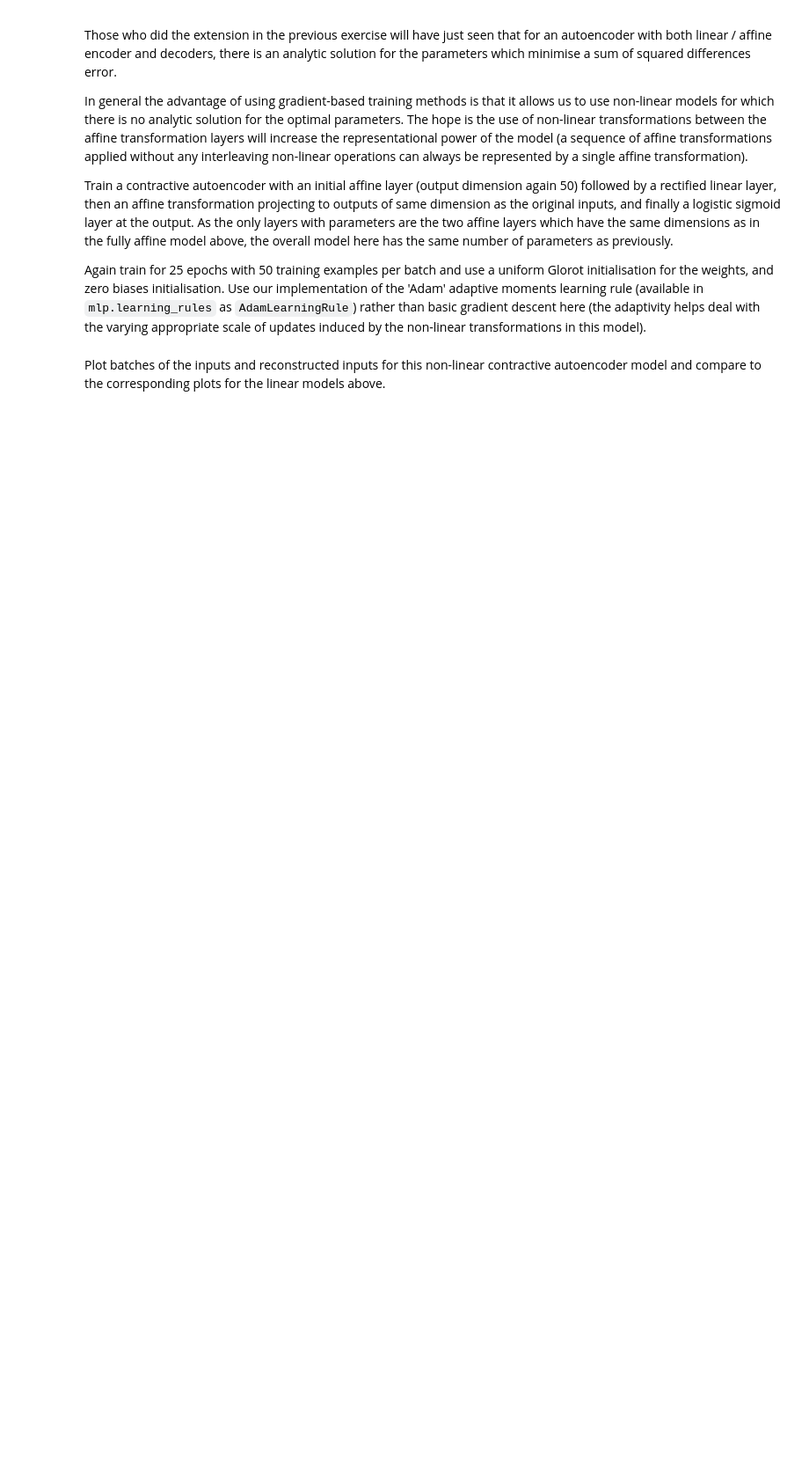
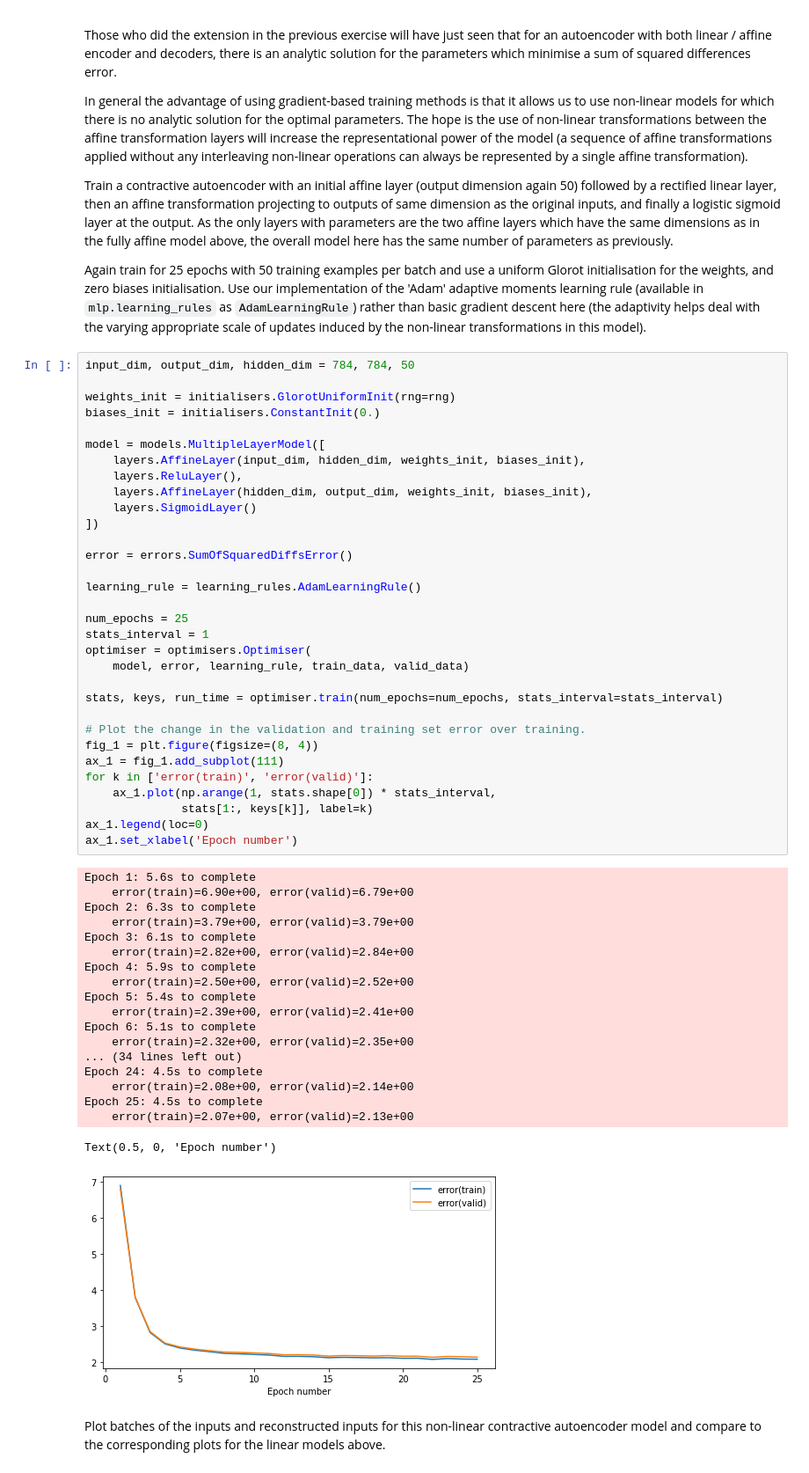
Before and after one commit to shriram1998/mlpractical, a Jupyter notebook: notebooks/07_Autoencoders.ipynb, the cells around one changed output. Shown: that part at 88% size. Saved outputs shown, nothing was run; the diff lists cells and outputs as text; blank space fills up the shorter version.

```diff
--- a/notebooks/07_Autoencoders.ipynb
+++ b/notebooks/07_Autoencoders.ipynb
@@ -112,5 +198,57 @@ In general the advantage of using gradient-based training methods is that it all
 Train a contractive autoencoder with an initial affine layer (output dimension again 50) followed by a rectified linear layer, then an affine transformation projecting to outputs of same dimension as the original inputs, and finally a logistic sigmoid layer at the output. As the only layers with parameters are the two affine layers which have the same dimensions as in the fully affine model above, the overall model here has the same number of parameters as previously.
 
 Again train for 25 epochs with 50 training examples per batch and use a uniform Glorot initialisation for the weights, and zero biases initialisation. Use our implementation of the 'Adam' adaptive moments learning rule (available in `mlp.learning_rules` as `AdamLearningRule`) rather than basic gradient descent here (the adaptivity helps deal with the varying appropriate scale of updates induced by the non-linear transformations in this model).
+# %%
+input_dim, output_dim, hidden_dim = 784, 784, 50
+
+weights_init = initialisers.GlorotUniformInit(rng=rng)
+biases_init = initialisers.ConstantInit(0.)
+
+model = models.MultipleLayerModel([
+    layers.AffineLayer(input_dim, hidden_dim, weights_init, biases_init),
+    layers.ReluLayer(),
+    layers.AffineLayer(hidden_dim, output_dim, weights_init, biases_init),
+    layers.SigmoidLayer()
+])
+
+error = errors.SumOfSquaredDiffsError()
+
+learning_rule = learning_rules.AdamLearningRule()
+
+num_epochs = 25
+stats_interval = 1
+optimiser = optimisers.Optimiser(
+    model, error, learning_rule, train_data, valid_data)
+
+stats, keys, run_time = optimiser.train(num_epochs=num_epochs, stats_interval=stats_interval)
+
+# Plot the change in the validation and training set error over training.
+fig_1 = plt.figure(figsize=(8, 4))
+ax_1 = fig_1.add_subplot(111)
+for k in ['error(train)', 'error(valid)']:
+    ax_1.plot(np.arange(1, stats.shape[0]) * stats_interval,
+              stats[1:, keys[k]], label=k)
+ax_1.legend(loc=0)
+ax_1.set_xlabel('Epoch number')
+# %% [output]
+Epoch 1: 5.6s to complete
+    error(train)=6.90e+00, error(valid)=6.79e+00
+Epoch 2: 6.3s to complete
+    error(train)=3.79e+00, error(valid)=3.79e+00
+Epoch 3: 6.1s to complete
+    error(train)=2.82e+00, error(valid)=2.84e+00
+Epoch 4: 5.9s to complete
+    error(train)=2.50e+00, error(valid)=2.52e+00
+Epoch 5: 5.4s to complete
+    error(train)=2.39e+00, error(valid)=2.41e+00
+Epoch 6: 5.1s to complete
+    error(train)=2.32e+00, error(valid)=2.35e+00
+... (34 lines left out)
+Epoch 24: 4.5s to complete
+    error(train)=2.08e+00, error(valid)=2.14e+00
+Epoch 25: 4.5s to complete
+    error(train)=2.07e+00, error(valid)=2.13e+00
+Text(0.5, 0, 'Epoch number')
+[figure, added]
 # %% [markdown]
 Plot batches of the inputs and reconstructed inputs for this non-linear contractive autoencoder model and compare to the corresponding plots for the linear models above.
```
Also changed, not shown: parts of 9 cells of this notebook.
